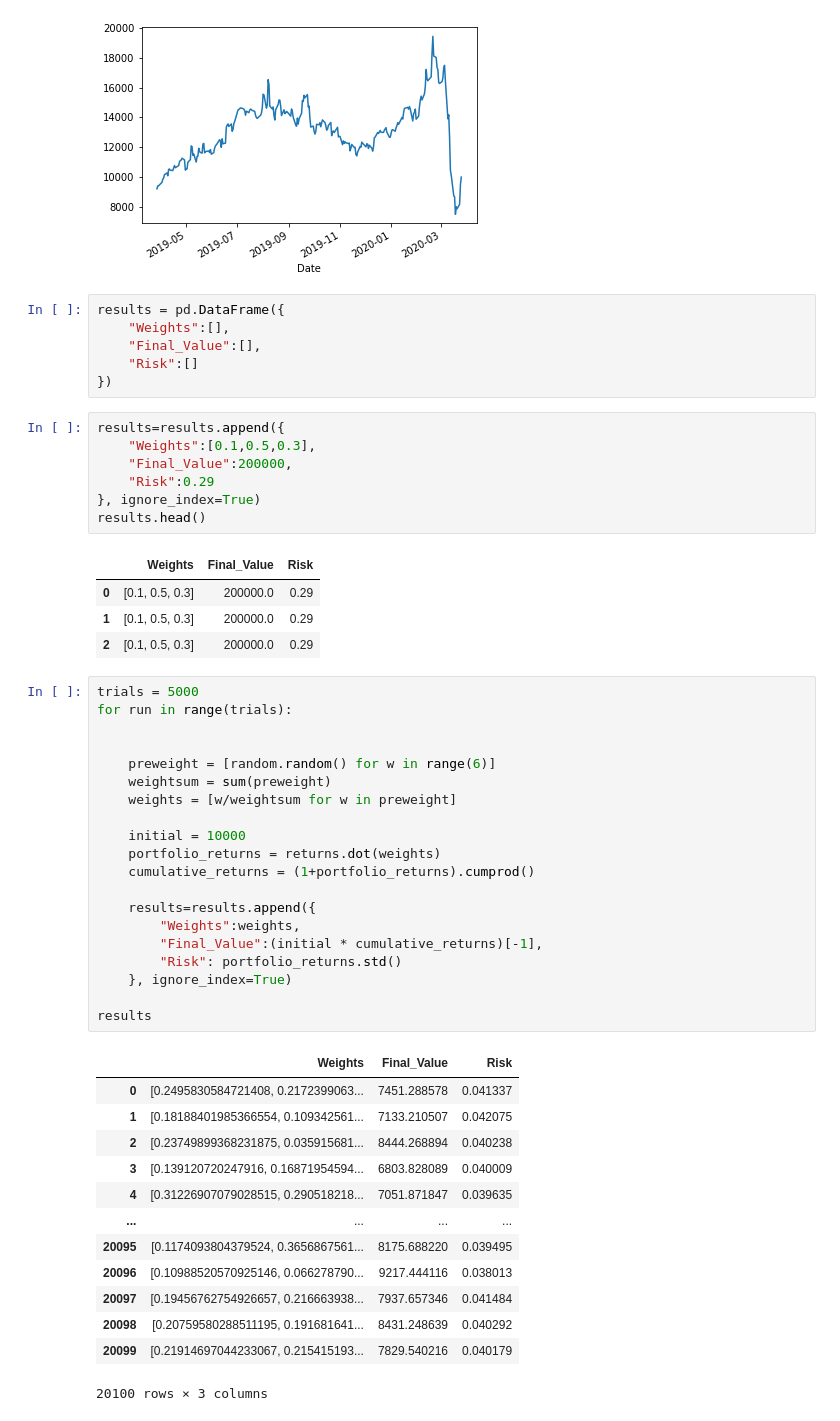
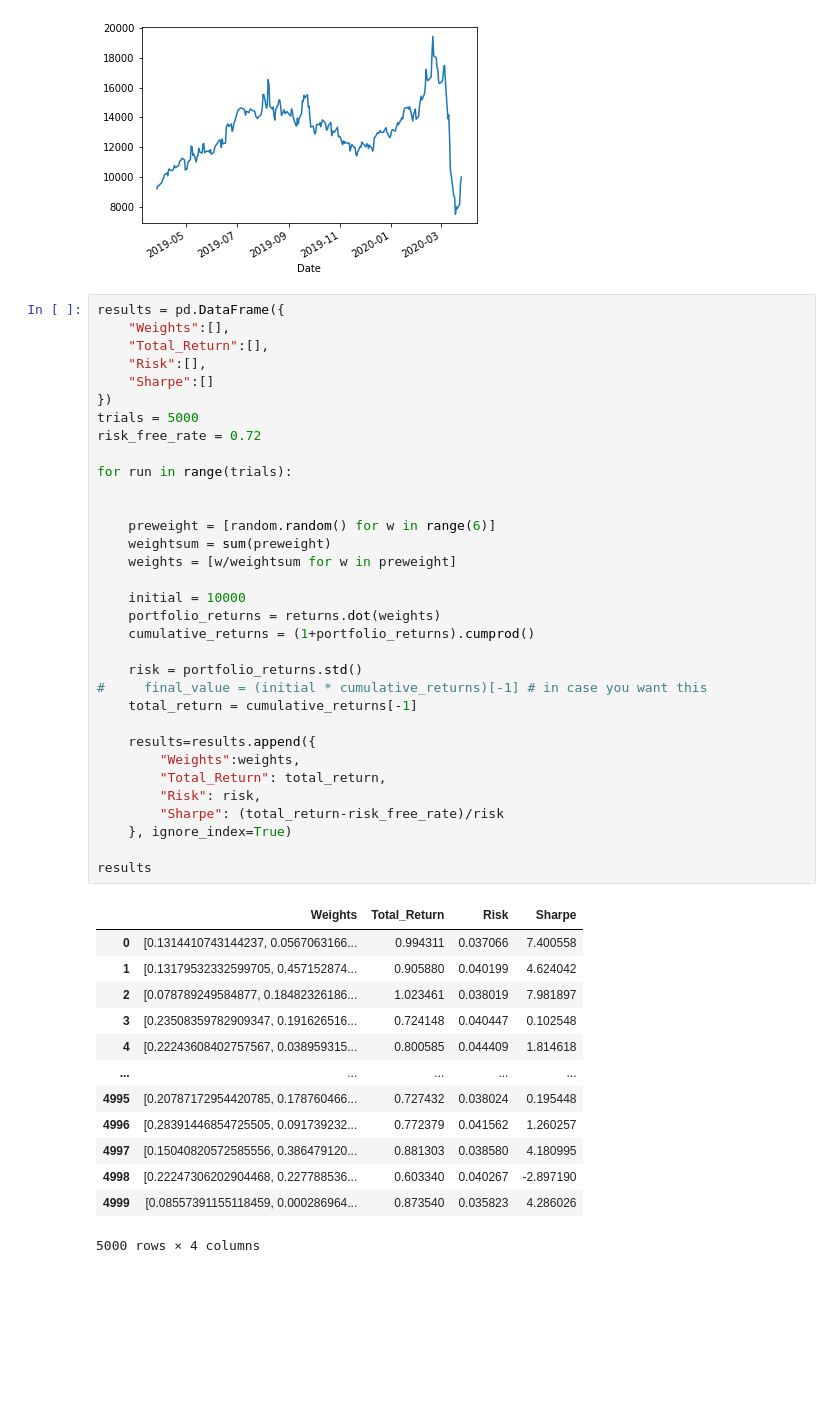
Before and after one commit to CamKirk/lp-efficientfrontier, a Jupyter notebook: draft.ipynb, the cells around one changed output. Saved outputs shown, nothing was run; the diff lists cells and outputs as text; blank space fills up the shorter version.

```diff
--- a/draft.ipynb
+++ b/draft.ipynb
@@ -113,55 +113,50 @@ Length: 253, dtype: float64
 # %% [output]
 <matplotlib.axes._subplots.AxesSubplot at 0x...>
 [figure]
-# %%
-results = pd.DataFrame({
-    "Weights":[],
-    "Final_Value":[],
-    "Risk":[]
-})
-# %%
-results=results.append({
-    "Weights":[0.1,0.5,0.3],
-    "Final_Value":200000,
-    "Risk":0.29
-}, ignore_index=True)
-results.head()
-# %% [output]
-|  | Weights | Final_Value | Risk |
-| 0 | [0.1, 0.5, 0.3] | 200000.0 | 0.29 |
-| 1 | [0.1, 0.5, 0.3] | 200000.0 | 0.29 |
-| 2 | [0.1, 0.5, 0.3] | 200000.0 | 0.29 |
 # %%
+results = pd.DataFrame({
+    "Weights":[],
+    "Total_Return":[],
+    "Risk":[],
+    "Sharpe":[]
+})
 trials = 5000
+risk_free_rate = 0.72
+
 for run in range(trials):
 
 
     preweight = [random.random() for w in range(6)]
     weightsum = sum(preweight)
     weights = [w/weightsum for w in preweight]
 
     initial = 10000
     portfolio_returns = returns.dot(weights)
     cumulative_returns = (1+portfolio_returns).cumprod()
 
+    risk = portfolio_returns.std()
+#     final_value = (initial * cumulative_returns)[-1] # in case you want this
+    total_return = cumulative_returns[-1]
+
     results=results.append({
         "Weights":weights,
-        "Final_Value":(initial * cumulative_returns)[-1],
-        "Risk": portfolio_returns.std()
+        "Total_Return": total_return,
+        "Risk": risk,
+        "Sharpe": (total_return-risk_free_rate)/risk
     }, ignore_index=True)
 
 results
 # %% [output]
-|  | Weights | Final_Value | Risk |
-| 0 | [0.2495830584721408, 0.2172399063... | 7451.288578 | 0.041337 |
-| 1 | [0.18188401985366554, 0.109342561... | 7133.210507 | 0.042075 |
-| 2 | [0.23749899368231875, 0.035915681... | 8444.268894 | 0.040238 |
-| 3 | [0.139120720247916, 0.16871954594... | 6803.828089 | 0.040009 |
-| 4 | [0.31226907079028515, 0.290518218... | 7051.871847 | 0.039635 |
-| ... | ... | ... | ... |
-| 20095 | [0.1174093804379524, 0.3656867561... | 8175.688220 | 0.039495 |
-| 20096 | [0.10988520570925146, 0.066278790... | 9217.444116 | 0.038013 |
-| 20097 | [0.19456762754926657, 0.216663938... | 7937.657346 | 0.041484 |
-| 20098 | [0.20759580288511195, 0.191681641... | 8431.248639 | 0.040292 |
-| 20099 | [0.21914697044233067, 0.215415193... | 7829.540216 | 0.040179 |
+|  | Weights | Total_Return | Risk | Sharpe |
+| 0 | [0.1314410743144237, 0.0567063166... | 0.994311 | 0.037066 | 7.400558 |
+| 1 | [0.13179532332599705, 0.457152874... | 0.905880 | 0.040199 | 4.624042 |
+| 2 | [0.078789249584877, 0.18482326186... | 1.023461 | 0.038019 | 7.981897 |
+| 3 | [0.23508359782909347, 0.191626516... | 0.724148 | 0.040447 | 0.102548 |
+| 4 | [0.22243608402757567, 0.038959315... | 0.800585 | 0.044409 | 1.814618 |
+| ... | ... | ... | ... | ... |
+| 4995 | [0.20787172954420785, 0.178760466... | 0.727432 | 0.038024 | 0.195448 |
+| 4996 | [0.28391446854725505, 0.091739232... | 0.772379 | 0.041562 | 1.260257 |
+| 4997 | [0.15040820572585556, 0.386479120... | 0.881303 | 0.038580 | 4.180995 |
+| 4998 | [0.22247306202904468, 0.227788536... | 0.603340 | 0.040267 | -2.897190 |
+| 4999 | [0.08557391155118459, 0.000286964... | 0.873540 | 0.035823 | 4.286026 |
-20100 rows × 3 columns
+5000 rows × 4 columns
```
Also changed, not shown: parts of 8 cells of this notebook, 1 other file.
